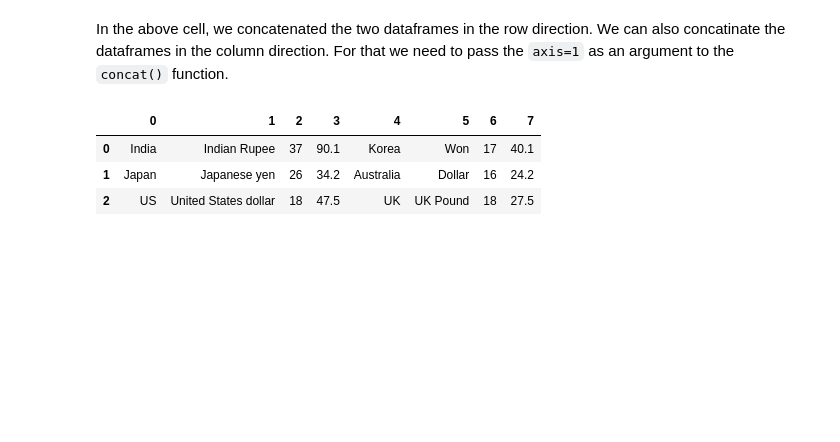
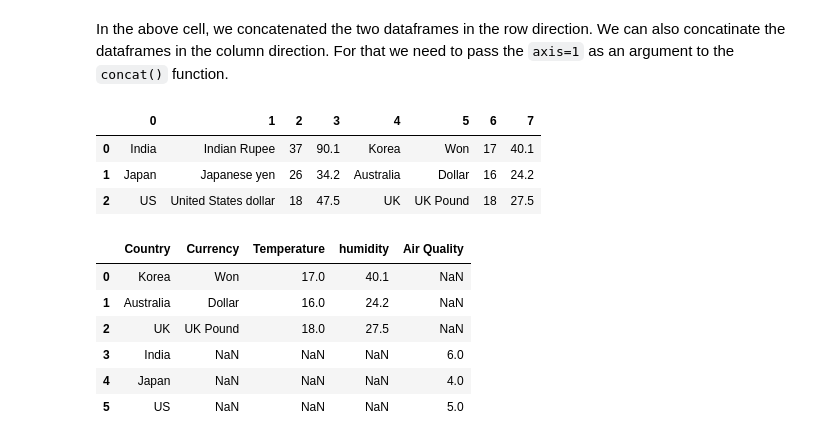
Before and after one commit to kannanjayachandran/Full-Stack-Data-Science, a Jupyter notebook: 03. Python for DS/3. Pandas/Pandas_I.ipynb, the cells around one changed output. Cells and saved outputs as stored; diff of their text form; code cells hidden in the pictures; blank space fills up the shorter version.

```diff
--- a/03. Python for DS/3. Pandas/Pandas_I.ipynb
+++ b/03. Python for DS/3. Pandas/Pandas_I.ipynb
@@ -101,7 +161,7 @@ Torgersen  4700.0
 # %% [markdown]
 **Concatenation and Merging**
 # %%
-my_df = pd.DataFrame(
+country_1_df = pd.DataFrame(
     {
         "Country": ["India", "Japan", "US"],
         "Currency": ["Indian Rupee ", "Japanese yen", "United States dollar"],
@@ -110,7 +170,7 @@ my_df = pd.DataFrame(
     }
 )
 
-another_df = pd.DataFrame(
+country_2_df = pd.DataFrame(
     {
         "Country": ["Korea", "Australia", "UK"],
         "Currency": ["Won", "Dollar", "UK Pound"],
@@ -119,7 +179,7 @@ another_df = pd.DataFrame(
     }
 )
 
-my_df
+country_1_df
 # %% [output]
 |  | Country | Currency | Temperature | humidity |
 | 0 | India | Indian Rupee | 37 | 90.1 |
@@ -157,3 +209,21 @@ side_by_side_df
 | 0 | India | Indian Rupee | 37 | 90.1 | Korea | Won | 17 | 40.1 |
 | 1 | Japan | Japanese yen | 26 | 34.2 | Australia | Dollar | 16 | 24.2 |
 | 2 | US | United States dollar | 18 | 47.5 | UK | UK Pound | 18 | 27.5 |
+# %%
+country_3_df = pd.DataFrame(
+    {
+        "Country": ["India", "Japan", "US"],
+        "Air Quality": [6, 4, 5]
+    }
+)
+
+merged_df = pd.merge( country_2_df, country_3_df, on='Country', how='outer')
+merged_df
+# %% [output]
+|  | Country | Currency | Temperature | humidity | Air Quality |
+| 0 | Korea | Won | 17.0 | 40.1 | NaN |
+| 1 | Australia | Dollar | 16.0 | 24.2 | NaN |
+| 2 | UK | UK Pound | 18.0 | 27.5 | NaN |
+| 3 | India | NaN | NaN | NaN | 6.0 |
+| 4 | Japan | NaN | NaN | NaN | 4.0 |
+| 5 | US | NaN | NaN | NaN | 5.0 |
```
Also changed, not shown: parts of 24 cells of this notebook, 2 other files.
